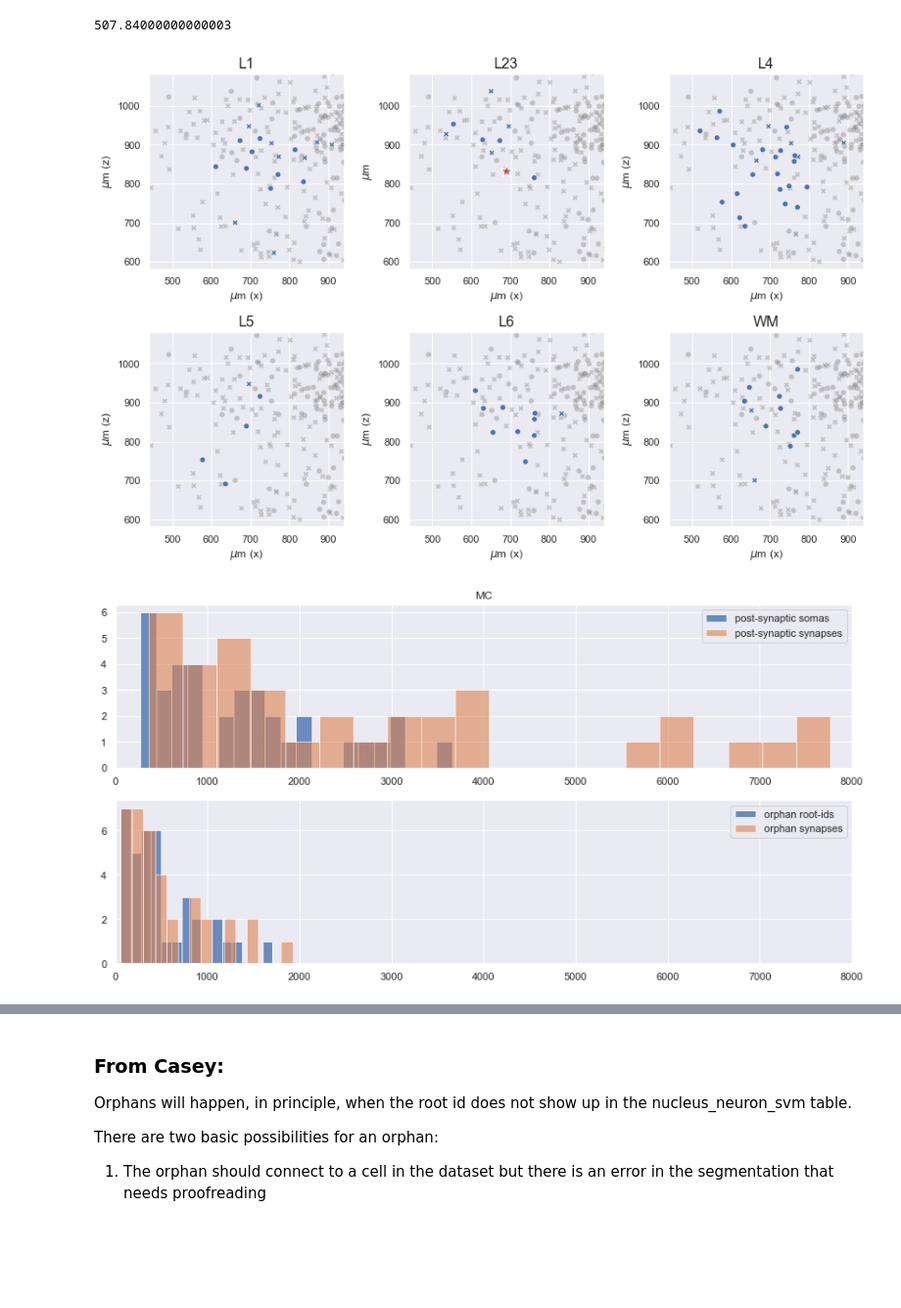
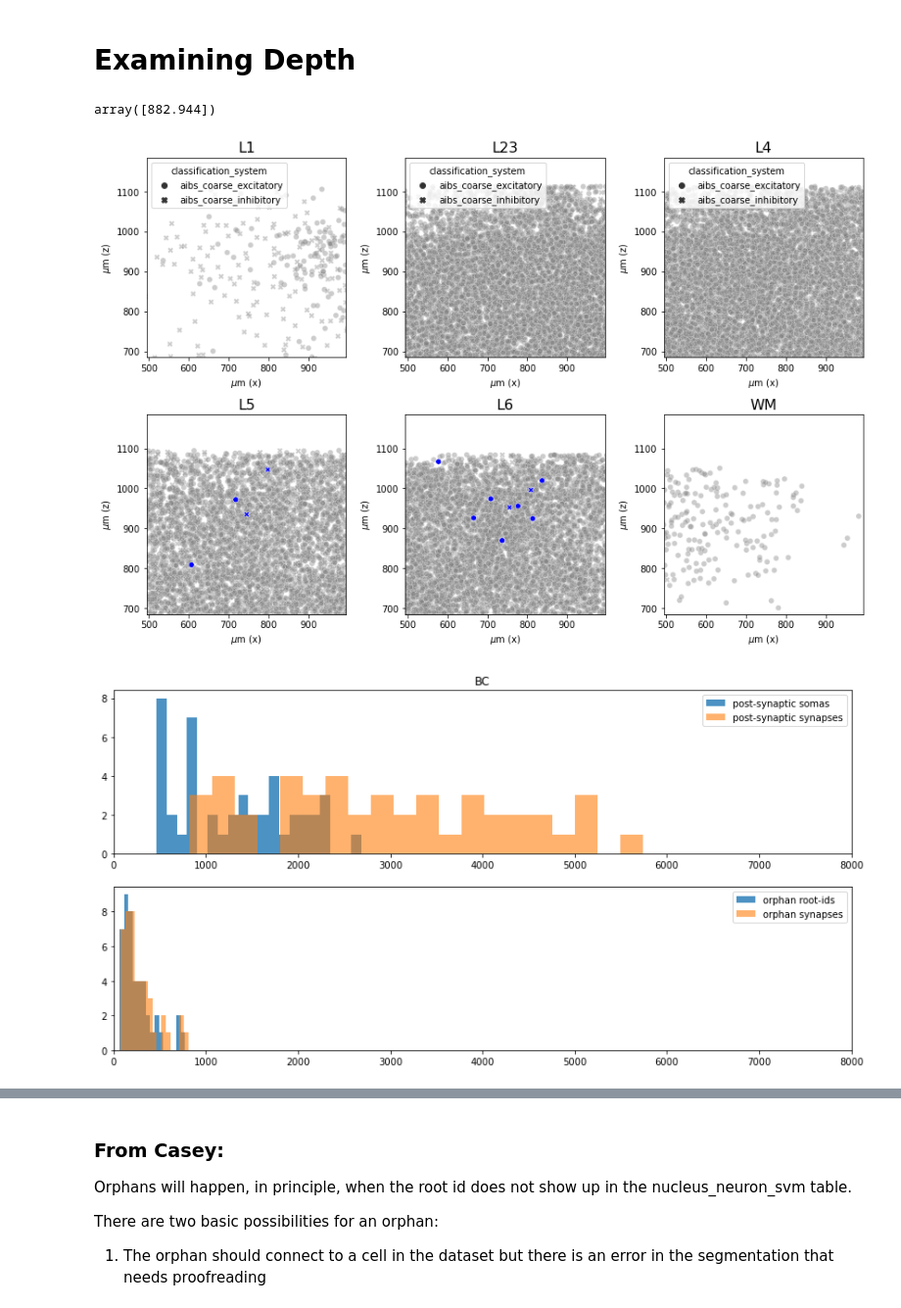
Before and after one commit to ceesem/DistanceDependentConnectivity, a Jupyter notebook: notebooks/thecharm.ipynb, the cells around one changed output, grey strips where cells are left out. Shown at 98% size. Saved outputs shown, nothing was run; the diff lists cells and outputs as text; code cells hidden in the pictures; blank space fills up the shorter version.

```diff
--- a/notebooks/thecharm.ipynb
+++ b/notebooks/thecharm.ipynb
@@ -19,12 +19,14 @@ client = CAVEclient('minnie65_phase3_v1')
 # %%
 presyn_df = ['allen_v1_column_types_slanted']
 df = client.materialize.query_table(presyn_df[0],split_positions=True)
+df.loc[df['cell_type'] == '6CT', 'cell_type'] = '6P'
+df.loc[df['cell_type'] == '6IT', 'cell_type'] = '6P'
 # %%
 pre_root_ids = [864691135428608048]
-pre = []
+pree = []
 for i in range(len(pre_root_ids)):
     pre_grab = df.query(f"pt_root_id == @pre_root_ids[{i}]")
-    pre.append(pre_grab)
+    pree.append(pre_grab)
 # %%
 np.unique(df.cell_type)
 # %% [output]
@@ -33,6 +35,6 @@ array(['23P', '4P', '5P_IT', '5P_NP', '5P_PT', '6CT', '6IT', '6P', 'BC',
 # %%
 pre = []
-pre_df = df.query("cell_type == 'MC'").reset_index(drop=True)
+pre_df = df.query("cell_type == 'BC'").reset_index(drop=True)
 for i in range(len(pre_df)):
     p = pre_df.iloc[[i]]
     pre.append(p)
@@ -55,5 +61,5 @@ for i in tqdm(range(len(pre))):
 # %%
-r = 25
+r = 15
 up = 400
 threshold = 40
 main_types,syn_types,nonsyn_types,f_type,s_type = [],[],[],[],[]
@@ -80,3 +85,5 @@ plot.makepdfs(pre,main,syn_types_thresh,nonsyn_types,s_type_thresh,f_type_thresh
+# %% [markdown]
+# Examining Depth
 # %%
 L1 = [296,400]
 L23 = [401,588]
@@ -98,44 +105,44 @@ for i in range(len(depths)):
     depth_syn.append(d_syn)
     depth_nonsyn.append(d_non)
 # %%
-pre[0].pt_position_y[0]*(4/1000)
+pre[6].pt_position_y.values*(4/1000)
 # %% [output]
-507.84000000000003
+array([882.944])
 # %%
 fig, ax = plt.subplots(2,3)
 fig.set_size_inches(12,8)
 
-k=0
 for i in range(len(depths)):
+    k=6
     if i < 3:
-        sns.scatterplot(data=depth_nonsyn[k][i], x=depth_nonsyn[k][i].pt_position_x*(4/1000), y=depth_nonsyn[k][i].pt_position_z*(40/1000),
-                       ax=ax[0,i], color='grey', style = 'classification_system', alpha=.4, legend= False).set_ylabel(r'$\mu$m (z)')
-        sns.scatterplot(data=depth_syn[k][i], x=depth_syn[k][i].pt_position_x*(4/1000), y=depth_syn[k][i].pt_position_z*(40/1000),
+        sns.scatterplot(data=depth_nonsyn[i][k], x=depth_nonsyn[i][k].pt_position_x*(4/1000), y=depth_nonsyn[i][k].pt_position_z*(40/1000),
+                       ax=ax[0,i], color='grey', style = 'classification_system', alpha=.4, legend= True).set_ylabel(r'$\mu$m (z)')
+        sns.scatterplot(data=depth_syn[i][k], x=depth_syn[i][k].pt_position_x*(4/1000), y=depth_syn[i][k].pt_position_z*(40/1000),
                        ax=ax[0,i], color='b', style = 'classification_system', alpha=1., legend= False).set_xlabel(r'$\mu$m (x)')
-        sns.scatterplot(x=pre[k].pt_position_x*(4/1000), y=pre[k].pt_position_z*(40/1000), marker='*',color='r',s=200,
-                        ax=ax[0,1], legend= False).set_ylabel(r'$\mu$m')
+        #sns.scatterplot(x=pre[k].pt_position_x*(4/1000), y=pre[k].pt_position_z*(40/1000), marker='*',color='r',s=200,
+        #                ax=ax[0,2], legend= False).set_ylabel(r'$\mu$m')
         xrange = [int(pre[k].pt_position_x*(4/1000))-250,int(pre[k].pt_position_x*(4/1000))+250]
         yrange = [int(pre[k].pt_position_z*(40/1000))-250,int(pre[k].pt_position_z*(40/1000))+250]
         ax[0,i].set_xlim(xrange[0],xrange[1])
         ax[0,i].set_ylim(yrange[0],yrange[1])
         ax[0,i].set_title(depth_names[i],fontsize=16)
         ax[0,i].set_aspect('equal')
     else:
-        sns.scatterplot(data=depth_nonsyn[k][i], x=depth_nonsyn[k][i].pt_position_x*(4/1000), y=depth_nonsyn[k][i].pt_position_z*(40/1000),
+        sns.scatterplot(data=depth_nonsyn[i][k], x=depth_nonsyn[i][k].pt_position_x*(4/1000), y=depth_nonsyn[i][k].pt_position_z*(40/1000),
                        ax=ax[1,i-3], color='grey', style = 'classification_system', alpha=.4, legend= False).set_ylabel(r'$\mu$m (z)')
-        sns.scatterplot(data=depth_syn[k][i], x=depth_syn[k][i].pt_position_x*(4/1000), y=depth_syn[k][i].pt_position_z*(40/1000),
+        sns.scatterplot(data=depth_syn[i][k], x=depth_syn[i][k].pt_position_x*(4/1000), y=depth_syn[i][k].pt_position_z*(40/1000),
                        ax=ax[1,i-3], color='b', style = 'classification_system', alpha=1., legend= False).set_xlabel(r'$\mu$m (x)')
         #sns.scatterplot(x=boy.pt_position_x*(4/1000), y=boy.pt_position_z*(40/1000), marker='*',color='r',s=200,
                         #ax=ax[1,i-3]).set_ylabel(r'$\mu$m')
         xrange = [int(pre[k].pt_position_x*(4/1000))-250,int(pre[k].pt_position_x*(4/1000))+250]
         yrange = [int(pre[k].pt_position_z*(40/1000))-250,int(pre[k].pt_position_z*(40/1000))+250]
         ax[1,i-3].set_xlim(xrange[0],xrange[1])
         ax[1,i-3].set_ylim(yrange[0],yrange[1])
         ax[1,i-3].set_title(depth_names[i],fontsize=16)
         ax[1,i-3].set_aspect('equal')
 fig.tight_layout()
 # %% [output]
-[figure, old version]
+[figure, new version]
 # %%
 osyn,orph_rootids,numosyn = [],[],[]
 for i in tqdm(range(len(pre))):
@@ -169,7 +176,7 @@ ax[0].set_xlim(0,8000)
 ax[1].set_xlim(0,8000)
 plt.show()
 # %% [output]
-[figure, old version]
+[figure, new version]
 # %%
 sns.set(rc={'figure.figsize':(16,6)})
 g = sns.scatterplot(data=osyn[0],x='r_ave',y='num_syn',size='ave_size', sizes=(20, 200), legend= False);
```
Also changed, not shown: parts of 19 cells of this notebook, 1 other file.
